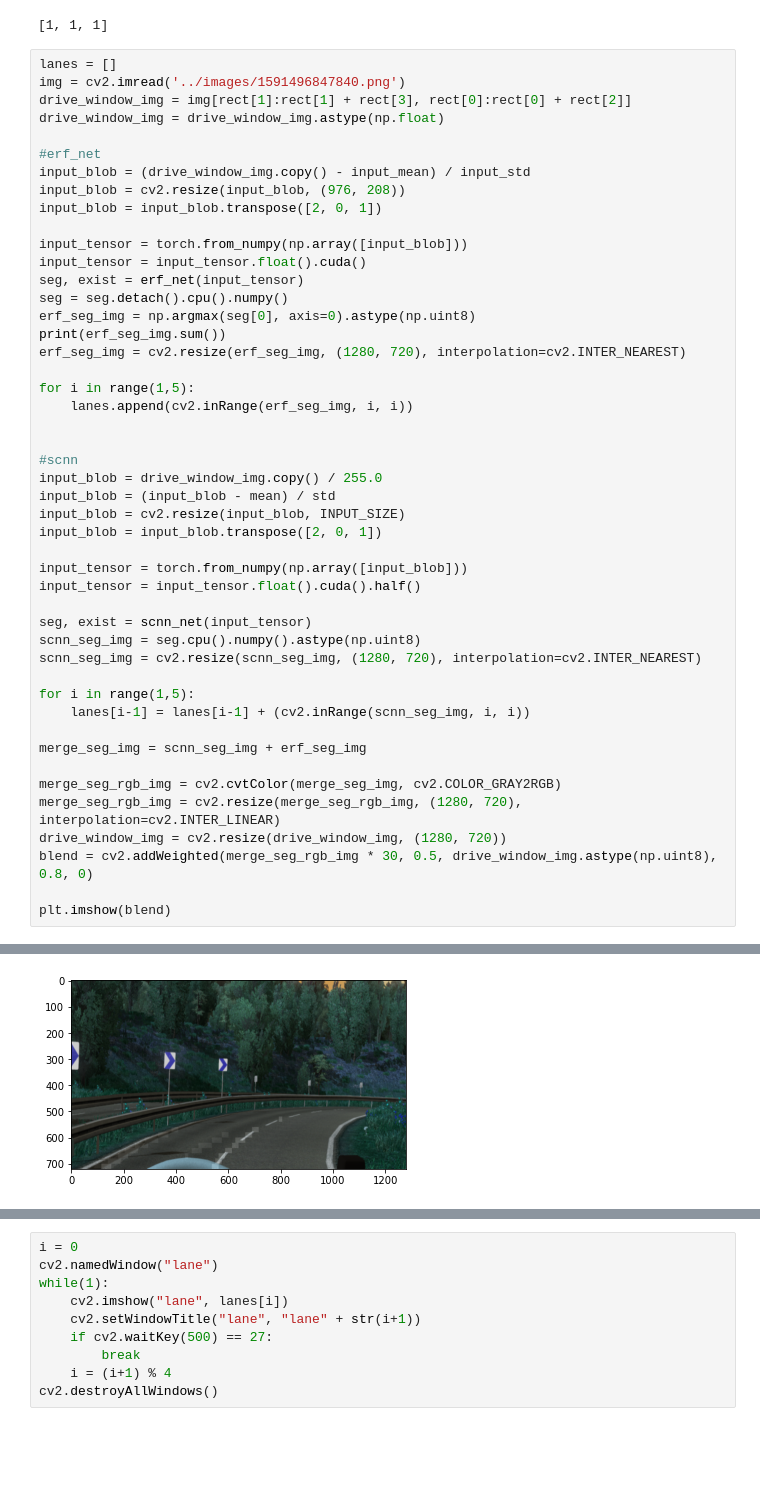
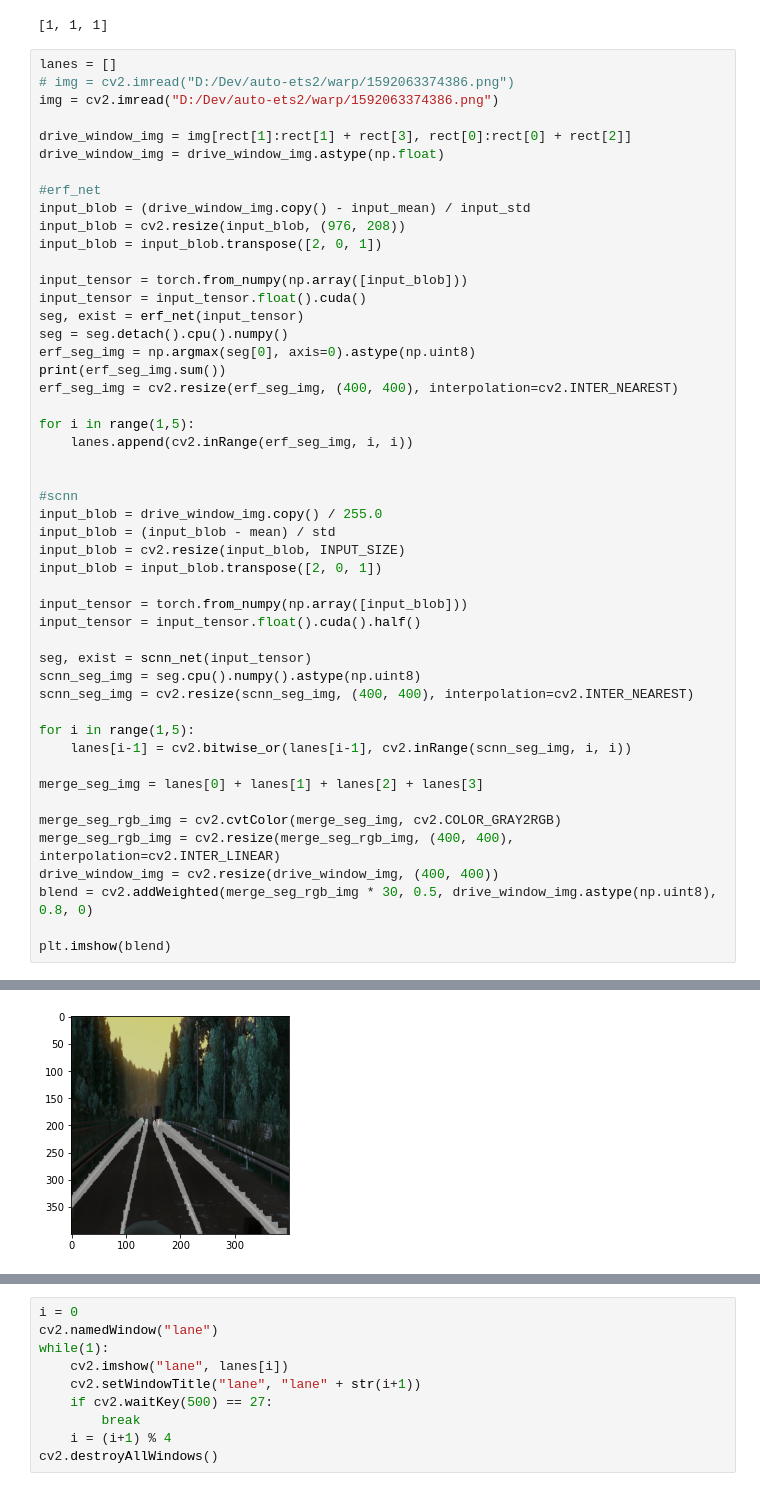
Before and after one commit to evopen/auto-ets2, a Jupyter notebook: scripts/lane_detector.ipynb, the cells around one changed output, grey strips where cells are left out. Cells and saved outputs as stored; diff of their text form; blank space fills up the shorter version.

Commit message:
auto drive!!!

```diff
--- a/scripts/lane_detector.ipynb
+++ b/scripts/lane_detector.ipynb
@@ -54,7 +54,9 @@ print(input_std)
 [1, 1, 1]
 # %%
 lanes = []
-img = cv2.imread('../images/1591496847840.png')
+# img = cv2.imread("D:/Dev/auto-ets2/warp/1592063374386.png")
+img = cv2.imread("D:/Dev/auto-ets2/warp/1592063374386.png")
+
 drive_window_img = img[rect[1]:rect[1] + rect[3], rect[0]:rect[0] + rect[2]]
 drive_window_img = drive_window_img.astype(np.float)
 
@@ -69,7 +71,7 @@ seg, exist = erf_net(input_tensor)
 seg = seg.detach().cpu().numpy()
 erf_seg_img = np.argmax(seg[0], axis=0).astype(np.uint8)
 print(erf_seg_img.sum())
-erf_seg_img = cv2.resize(erf_seg_img, (1280, 720), interpolation=cv2.INTER_NEAREST)
+erf_seg_img = cv2.resize(erf_seg_img, (400, 400), interpolation=cv2.INTER_NEAREST)
 
 for i in range(1,5):
     lanes.append(cv2.inRange(erf_seg_img, i, i))
@@ -86,16 +88,16 @@ input_tensor = input_tensor.float().cuda().half()
 
 seg, exist = scnn_net(input_tensor)
 scnn_seg_img = seg.cpu().numpy().astype(np.uint8)
-scnn_seg_img = cv2.resize(scnn_seg_img, (1280, 720), interpolation=cv2.INTER_NEAREST)
+scnn_seg_img = cv2.resize(scnn_seg_img, (400, 400), interpolation=cv2.INTER_NEAREST)
 
 for i in range(1,5):
-    lanes[i-1] = lanes[i-1] + (cv2.inRange(scnn_seg_img, i, i))
+    lanes[i-1] = cv2.bitwise_or(lanes[i-1], cv2.inRange(scnn_seg_img, i, i))
 
-merge_seg_img = scnn_seg_img + erf_seg_img
+merge_seg_img = lanes[0] + lanes[1] + lanes[2] + lanes[3]
 
 merge_seg_rgb_img = cv2.cvtColor(merge_seg_img, cv2.COLOR_GRAY2RGB)
-merge_seg_rgb_img = cv2.resize(merge_seg_rgb_img, (1280, 720), interpolation=cv2.INTER_LINEAR)
-drive_window_img = cv2.resize(drive_window_img, (1280, 720))
+merge_seg_rgb_img = cv2.resize(merge_seg_rgb_img, (400, 400), interpolation=cv2.INTER_LINEAR)
+drive_window_img = cv2.resize(drive_window_img, (400, 400))
 blend = cv2.addWeighted(merge_seg_rgb_img * 30, 0.5, drive_window_img.astype(np.uint8), 0.8, 0)
 
 plt.imshow(blend)
@@ -104,3 +106,3 @@ plt.imshow(blend)
 <matplotlib.image.AxesImage at 0x...>
-[figure, old version]
+[figure, new version]
 # %%
```
Also changed, not shown: parts of 13 cells of this notebook, 29 other files.
